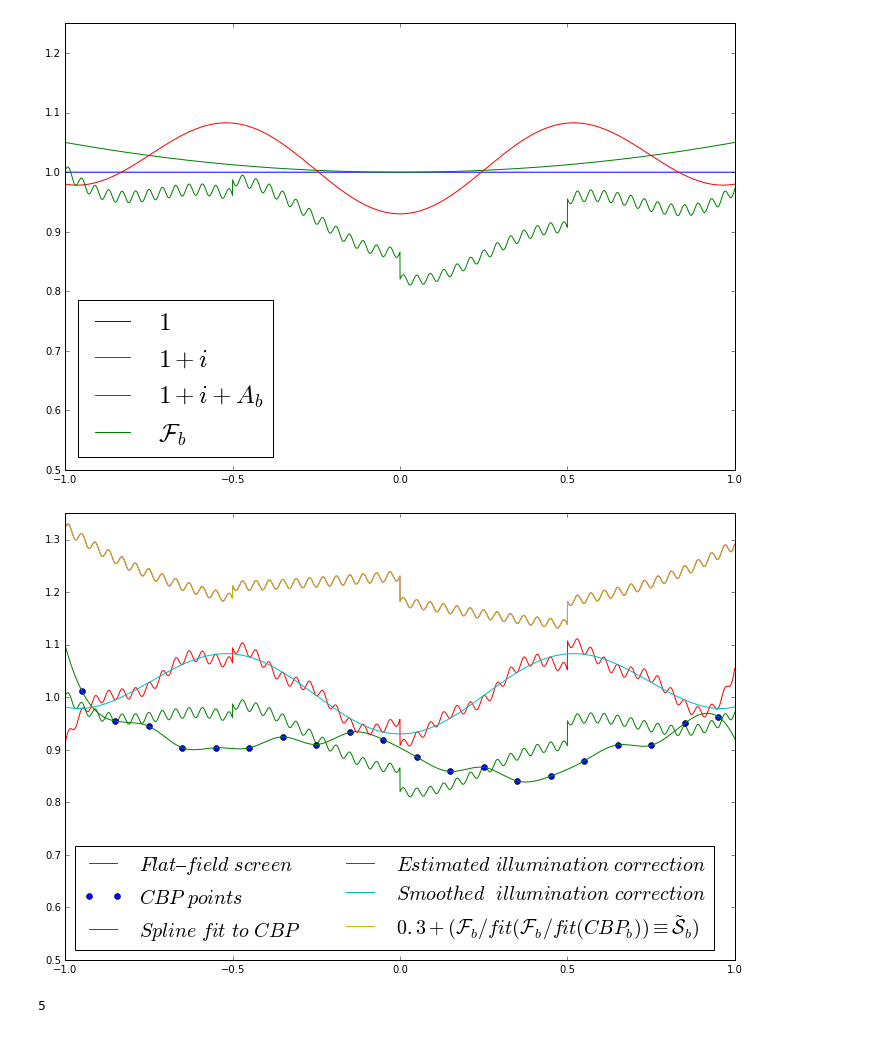
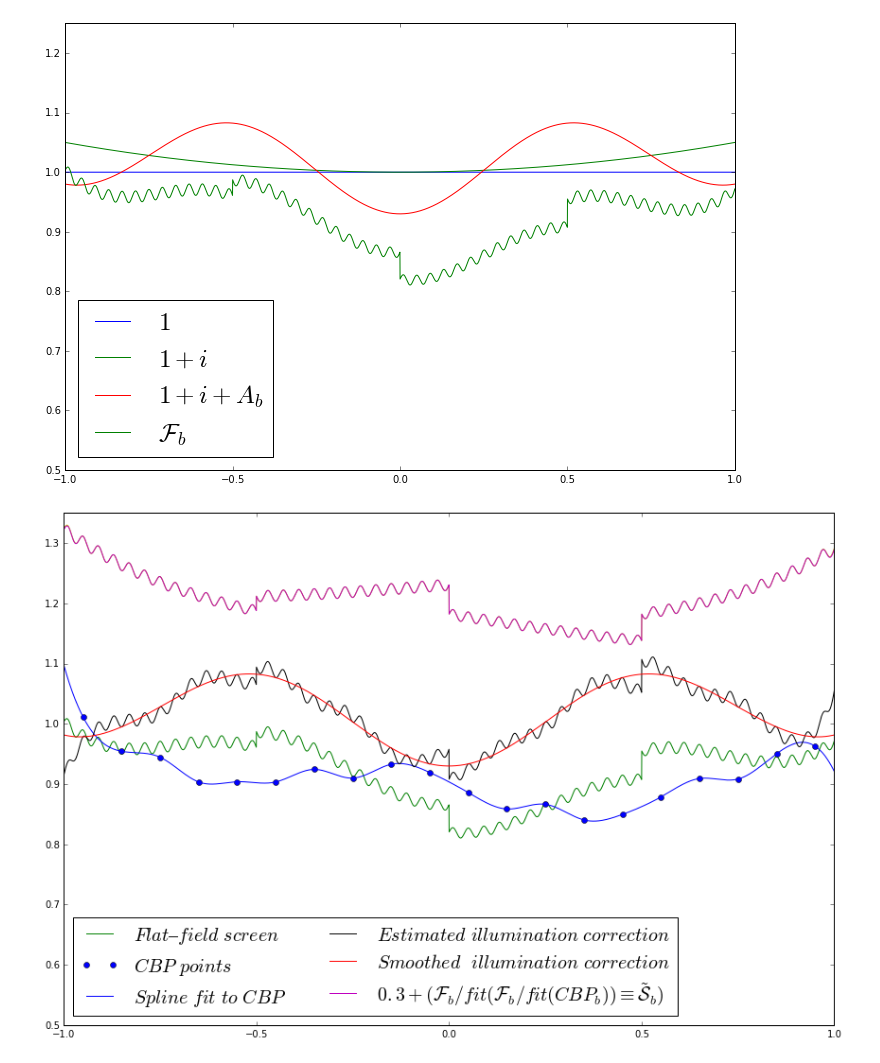
Before and after one commit to lsst-dm/calibration-scripts, a Jupyter notebook: cbp_spots_merlin.ipynb, the cells around one changed output. Saved outputs shown, nothing was run; the diff lists cells and outputs as text; code cells hidden in the pictures.

```diff
--- a/cbp_spots_merlin.ipynb
+++ b/cbp_spots_merlin.ipynb
@@ -91,40 +86,37 @@ plt.savefig(os.path.join(dirName, "F_b.png"))
 # %%
 from scipy import interpolate
 
 nSampleCBP = 5            # number of CBP spots per chip
 
 # true/false array of which points are sampled in CCD space
 samples = (np.arange(len(ib))%nPerCCD)%(nPerCCD//nSampleCBP) == (nPerCCD//nSampleCBP)//2  # Where we take CBP data
 
 interpCalS = interpolate.InterpolatedUnivariateSpline(ib[samples], calS[samples], k=3)  # spline fit to CBP data
 #
 # Estimate the illumination from the interpolated CBP data
 rawEstIllum = Fb/interpCalS(ib)   # raw estimated illumination
 # And fit it with a smoothing spline
 interpIllum = interpolate.UnivariateSpline(ib[samples], rawEstIllum[samples], s=1e-8)
 # and use that to estimate the true calS
 estCalS = Fb/interpIllum(ib)
 
+# plt.figure(figsize=(15,10))
 plt.figure(figsize=(12,8))
 plt.plot(ib, Fb, 'g-',  label='$Flat\endash field \ screen$')
 
-plt.plot(ib[samples], calS[samples], 'o', label=r'$CBP \ points$')
-plt.plot(ib, interpCalS(ib), label=r'$Spline \ fit \ to \ CBP$')
+plt.plot(ib[samples], calS[samples], 'bo', label=r'$CBP \ points$')
+plt.plot(ib, interpCalS(ib), 'b-', label=r'$Spline \ fit \ to \ CBP$')
 
-plt.plot(ib, rawEstIllum, label='$Estimated \ illumination \ correction$')
-plt.plot(ib, interpIllum(ib), label='$Smoothed \ \ illumination \ correction$')
+plt.plot(ib, rawEstIllum, 'k-', label='$Estimated \ illumination \ correction$')
+plt.plot(ib, interpIllum(ib), 'r-', label='$Smoothed \ \ illumination \ correction$')
 
-plt.plot(ib, calS + 0.3)
-plt.plot(ib, estCalS + 0.3, label=r'$0.3 + ({\cal F}_b/fit({\cal F}_b/fit(CBP_b)) \equiv \tilde{\cal S}_b)$')
+plt.plot(ib, calS + 0.3, 'y-')
+plt.plot(ib, estCalS + 0.3, 'm-', label=r'$0.3 + ({\cal F}_b/fit({\cal F}_b/fit(CBP_b)) \equiv \tilde{\cal S}_b)$')
 
 plt.legend(loc='best',  fontsize=20, ncol=2)
 foo = plt.ylim(0.5, 1.35)
-
-plt.savefig(os.path.join(dirName, "CBP.pdf"))
+plt.tight_layout()
+plt.savefig(os.path.join(dirName, "CBP_4.png"))
 # %% [output]
-[figure, old version]
+[figure, new version]
-# %%
-print nSampleCBP
-# %% [output]
-5
 # %%
```
Also changed, not shown: parts of 6 cells of this notebook.
